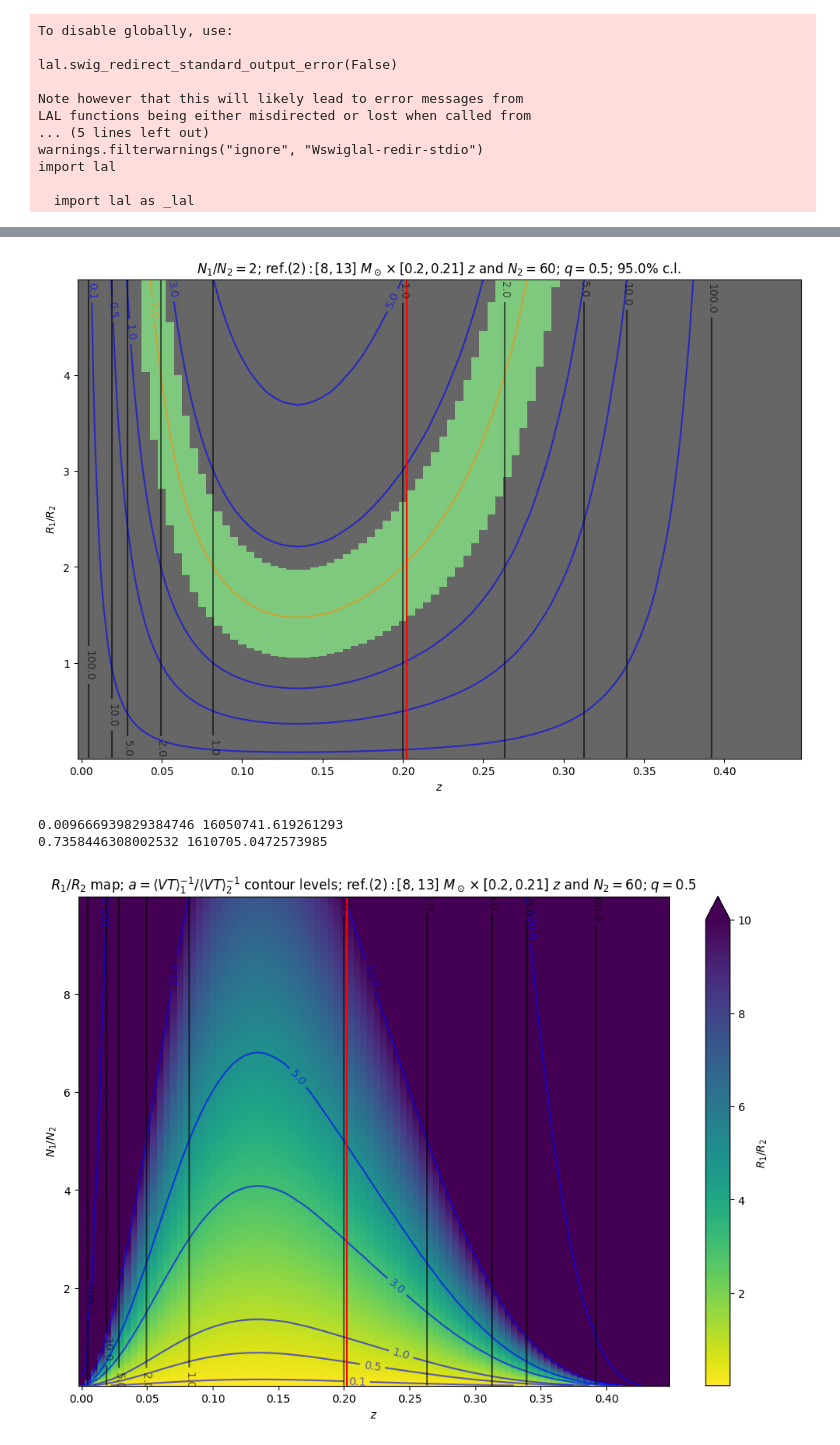
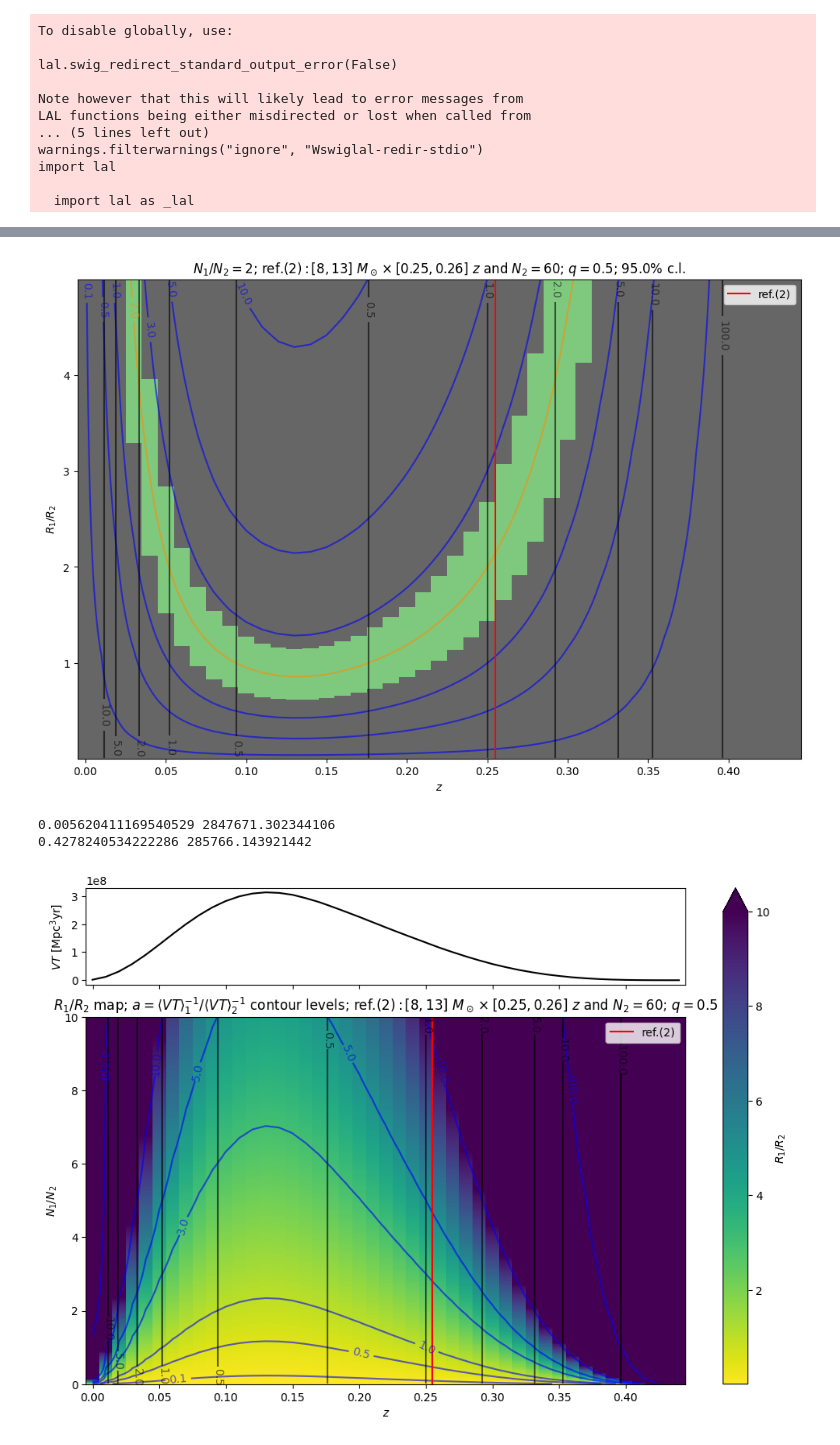
Before and after one commit to F3Solid/master_thesis, a Jupyter notebook: bin_comparison_map_1.ipynb, the cells around one changed output, grey strips where cells are left out. Cells and saved outputs as stored; diff of their text form; code cells hidden in the pictures.

```diff
--- a/bin_comparison_map_1.ipynb
+++ b/bin_comparison_map_1.ipynb
@@ -25,12 +27,8 @@ import lal
   import lal as _lal
 # %%
 minf, msup = 8, 13
-zw = 0.005 # Width of redshift bins
-zref = 0.2 # Reference redshift (inferior limit of reference redshift bin)
+zw = 0.01 # Width of redshift bins
 q = 0.5 # # q = m2 / m1, with m2 <= m1
-
-bin2_ref = MZQbin(minf, msup, zref, zref + zw, q)
-N2_ref = 60
 
 T_obs = 1
 
@@ -38,7 +36,7 @@ zinf_axis = np.arange(0, 0.45, zw) # Inferior limits of map's redshift bins
 bins_axis = [MZQbin(minf, msup, zinf, zinf + zw, q) for zinf in zinf_axis]
 R1_R2_axis = np.arange(0.01, 5, 0.01)
 
-N1_N2_axis = np.arange(0.01, 10, 0.01)
+N1_N2_axis = np.arange(0.01, 10, 0.02)
 
 cl = 0.95
 # %%
@@ -62,2 +59,7 @@ bin2_ref.VTmc(T_obs)
 if __name__ == '__main__':
     bin_initializer(bins_axis, T_obs)
+# %%
+zref = 0.25 # Reference redshift (inferior limit of reference redshift bin)
+bin2_ref = MZQbin(minf, msup, zref, zref + zw, q)
+N2_ref = 60
+bin2_ref.VTmc(T_obs)
@@ -127,7 +133,7 @@ fig, ax = plt.subplots(figsize=(12, 8))
 ax.set_title(r'$N_1 / N_2 = {5}$; $\text{{ref.(2)}}: [{0}, {1}]\ M_\odot \times [{2}, {3}]\ z$ and $N_2 = {4}$; $q = {6}$; {7}% c.l.'.format(bin2_ref.minf,
                                                                                                                        bin2_ref.msup,
                                                                                                                        bin2_ref.zinf,
-                                                                                                                       np.format_float_positional(bin2_ref.zsup, 2),
+                                                                                                                       np.format_float_positional(bin2_ref.zsup, 3),
                                                                                                                        N2_ref,
                                                                                                                        N1_N2_ref,
                                                                                                                        q,
@@ -135,7 +141,7 @@ ax.set_title(r'$N_1 / N_2 = {5}$; $\text{{ref.(2)}}: [{0}, {1}]\ M_\odot \times
 ax.set_xlabel(r'$z$')
 ax.set_ylabel(r'$R_1 / R_2$')
 
-# lambda_1 / lamba_2 color map and few contour levels
+# lambda_1 / lamba_2 color map
 cmap = plt.colormaps['Accent_r']
 im = ax.pcolormesh(zinf_axis, R1_R2_axis, Det_map_alpha,
                    cmap=cmap)
@@ -154,11 +160,13 @@ cf = ax.contour(zinf_axis, R1_R2_axis, alpha_a_array,
 ax.clabel(cf)
 
 # Reference line for the reference bin
-ax.axvline((bin2_ref.zinf + bin2_ref.zsup) / 2, color='red')
+ax.axvline((bin2_ref.zinf + bin2_ref.zsup) / 2, color='red', label='ref.(2)')
+
+ax.legend()
 
 plt.show()
 # %% [output]
-[figure, old version]
+[figure, new version]
 # %%
 R1_R2_CI_array = np.zeros((len(N1_N2_axis), len(bins_axis), 3))
 R1_R2_a_array = np.zeros((len(N1_N2_axis), len(bins_axis)))
@@ -198,39 +206,51 @@ for i in range(len(R1_R2_ref_list)):
 print(np.min(R1_R2_CI_array[:, :, 1]), np.max(R1_R2_CI_array[:, :, 1]))
 print(np.min(R1_R2_a_array), np.max(R1_R2_a_array))
 # %% [output]
-0.009666939829384746 16050741.619261293
-0.7358446308002532 1610705.0472573985
+0.005620411169540529 2847671.302344106
+0.4278240534222286 285766.143921442
 # %%
 fig, ax = plt.subplots(figsize=(12, 8))
+
+divider = make_axes_locatable(ax)
+
+ax_z = divider.append_axes('top', 1.2, pad=0.4, sharex=ax)
+
+ax_z.tick_params(labelbottom=False)
 
 ax.set_title(r'$R_1 / R_2$ map; $a = \langle VT \rangle_1^{{-1}} / \langle VT \rangle_2^{{-1}}$ contour levels; $\text{{ref.(2)}}: [{0}, {1}]\ M_\odot \times [{2}, {3}]\ z$ and $N_2 = {4}$; $q = {5}$'.format(bin2_ref.minf,
                                                                                                                                                                                                                      bin2_ref.msup,
                                                                                                                                                                                                                      bin2_ref.zinf,
-                                                                                                                                                                                                                     np.format_float_positional(bin2_ref.zsup, 2),
+                                                                                                                                                                                                                     np.format_float_positional(bin2_ref.zsup, 3),
                                                                                                                                                                                                                      N2_ref,
                                                                                                                                                                                                                      q))
 ax.set_xlabel(r'$z$')
 ax.set_ylabel(r'$N_1 / N_2$')
 
-# lambda_1 / lamba_2 color map and few contour levels
+# lambda_1 / lamba_2 color map
 cmap = plt.colormaps['viridis_r']
 im = ax.pcolormesh(zinf_axis, N1_N2_axis, R1_R2_CI_array[:, :, 1],
                    cmap=cmap, norm=mpl.colors.Normalize(vmin=np.min(R1_R2_CI_array[:, :, 1]), vmax=10))
 fig.colorbar(im, ax=ax, label=r'$R_1 / R_2$', extend='max')
 
 # R1/R2 Contour levels
 cf = ax.contour(zinf_axis, N1_N2_axis, R1_R2_CI_array[:, :, 1],
                 levels=[0.1, 0.5, 1, 3, 5, 10, 100], colors='blue', alpha=0.6)
 ax.clabel(cf)
 
 # a contour levels
 cf = ax.contour(zinf_axis, N1_N2_axis, R1_R2_a_array,
                 levels=[0.5, 1, 2, 5, 10, 100], colors='black', alpha=0.6)
 ax.clabel(cf)
 
 # Reference line for the reference bin
-ax.axvline((bin2_ref.zinf + bin2_ref.zsup) / 2, color='red')
+ax.axvline((bin2_ref.zinf + bin2_ref.zsup) / 2, color='red', label='ref.(2)')
+
+ax_z.set_ylabel(r'$VT\ [\text{Mpc}^3 \text{yr}]$')
+
+ax_z.plot(zinf_axis, [bin.VT for bin in bins_axis], color='black')
+
+ax.legend()
 
 plt.show()
 # %% [output]
-[figure, old version]
+[figure, new version]
```
Also changed, not shown: parts of 10 cells of this notebook.
